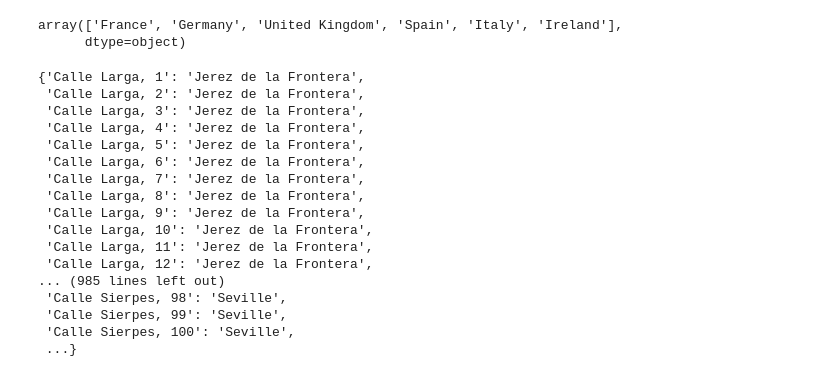
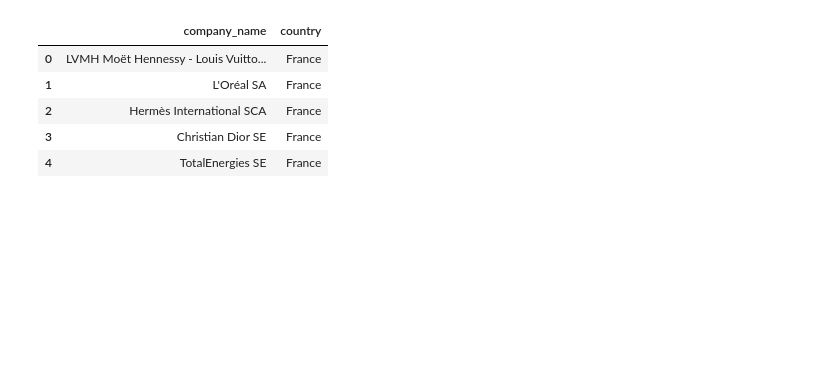
Before and after one commit to OKy9413/ONLINE_DS_THEBRIDGE_EXERSISES, a Jupyter notebook: 03_Analisis_de_Datos/Sprint_07/Team_Challenge/how_to_create_dataframe.ipynb, the cells around one changed output. Drawn from its saved outputs; the diff is of its cells as text; code cells hidden in the pictures; blank space fills up the shorter version.

```diff
--- a/03_Analisis_de_Datos/Sprint_07/Team_Challenge/how_to_create_dataframe.ipynb
+++ b/03_Analisis_de_Datos/Sprint_07/Team_Challenge/how_to_create_dataframe.ipynb
@@ -115,8 +91,12 @@ def comp_name(quantity, countries=None):
 # %%
 name_comp = pd.read_csv('companies.csv', encoding = 'utf-8', delimiter=';')
 name_comp.head()
-name_comp['country'].unique()
+# name_comp['country'].unique()
 # %% [output]
-array(['France', 'Germany', 'United Kingdom', 'Spain', 'Italy', 'Ireland'],
-      dtype=object)
+|  | company_name | country |
+| 0 | LVMH Moët Hennessy - Louis Vuitto... | France |
+| 1 | L'Oréal SA | France |
+| 2 | Hermès International SCA | France |
+| 3 | Christian Dior SE | France |
+| 4 | TotalEnergies SE | France |
 # %%
@@ -254,26 +234,6 @@ for city, streets in streets_by_city.items():
         for number in range(1, 101):
             address = f"{street}, {number}"
             addresses[address] = city
-# %%
-addresses
-# %% [output]
-{'Calle Larga, 1': 'Jerez de la Frontera',
- 'Calle Larga, 2': 'Jerez de la Frontera',
- 'Calle Larga, 3': 'Jerez de la Frontera',
- 'Calle Larga, 4': 'Jerez de la Frontera',
- 'Calle Larga, 5': 'Jerez de la Frontera',
- 'Calle Larga, 6': 'Jerez de la Frontera',
- 'Calle Larga, 7': 'Jerez de la Frontera',
- 'Calle Larga, 8': 'Jerez de la Frontera',
- 'Calle Larga, 9': 'Jerez de la Frontera',
- 'Calle Larga, 10': 'Jerez de la Frontera',
- 'Calle Larga, 11': 'Jerez de la Frontera',
- 'Calle Larga, 12': 'Jerez de la Frontera',
-... (985 lines left out)
- 'Calle Sierpes, 98': 'Seville',
- 'Calle Sierpes, 99': 'Seville',
- 'Calle Sierpes, 100': 'Seville',
- ...}
 # %%
 city_to_province = {
     "Jerez de la Frontera": "Cádiz",
```
Also changed, not shown: parts of 17 cells of this notebook, 5 other files.
